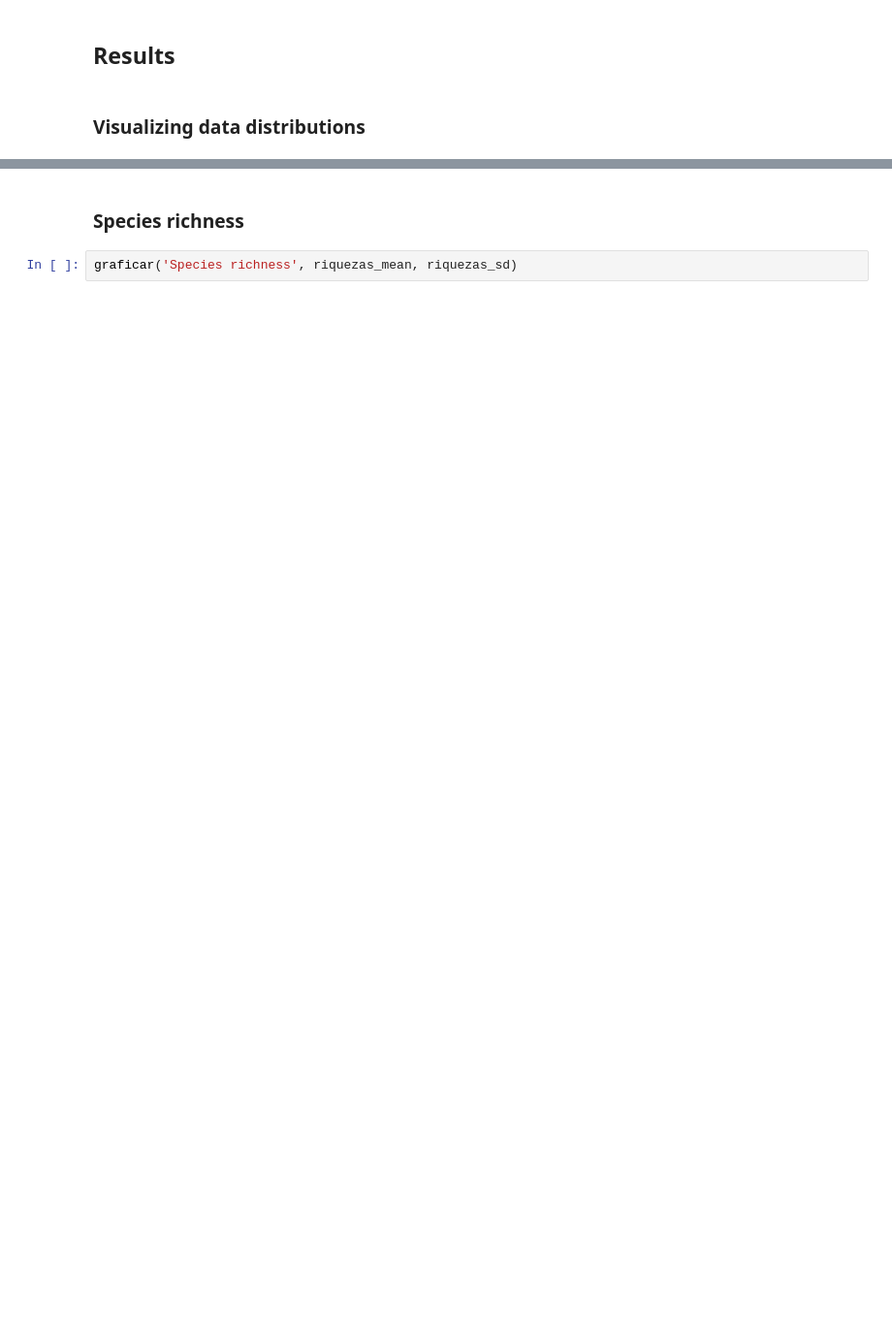
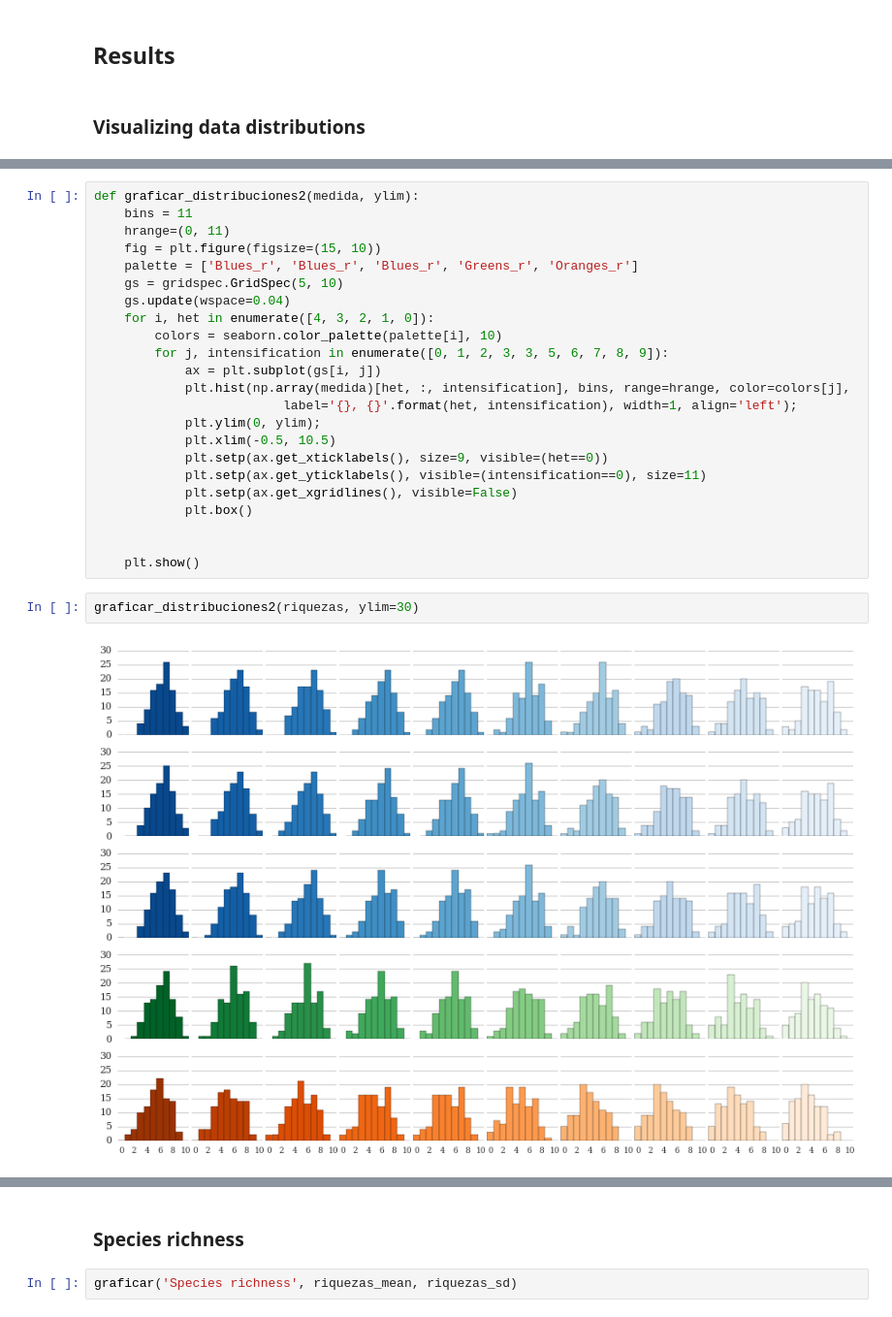
Before and after one commit to iramosp/MatrizAgroecol-gica, a Jupyter notebook: Analisis_Exp1.ipynb, the cells around one changed output, grey strips where cells are left out. Shown: that part at 97% size. Cells and saved outputs as stored; diff of their text form; blank space fills up the shorter version.

```diff
--- a/Analisis_Exp1.ipynb
+++ b/Analisis_Exp1.ipynb
@@ -222,0 +278,27 @@ plt.tight_layout();
+# %%
+def graficar_distribuciones2(medida, ylim):
+    bins = 11
+    hrange=(0, 11)
+    fig = plt.figure(figsize=(15, 10))
+    palette = ['Blues_r', 'Blues_r', 'Blues_r', 'Greens_r', 'Oranges_r']
+    gs = gridspec.GridSpec(5, 10)
+    gs.update(wspace=0.04)
+    for i, het in enumerate([4, 3, 2, 1, 0]):
+        colors = seaborn.color_palette(palette[i], 10)
+        for j, intensification in enumerate([0, 1, 2, 3, 3, 5, 6, 7, 8, 9]):
+            ax = plt.subplot(gs[i, j])
+            plt.hist(np.array(medida)[het, :, intensification], bins, range=hrange, color=colors[j],
+                         label='{}, {}'.format(het, intensification), width=1, align='left');
+            plt.ylim(0, ylim);
+            plt.xlim(-0.5, 10.5)
+            plt.setp(ax.get_xticklabels(), size=9, visible=(het==0))
+            plt.setp(ax.get_yticklabels(), visible=(intensification==0), size=11)
+            plt.setp(ax.get_xgridlines(), visible=False)
+            plt.box()
+
+
+    plt.show()
+# %%
+graficar_distribuciones2(riquezas, ylim=30)
+# %% [output]
+[figure, added]
```
Also changed, not shown: parts of 17 cells of this notebook.
